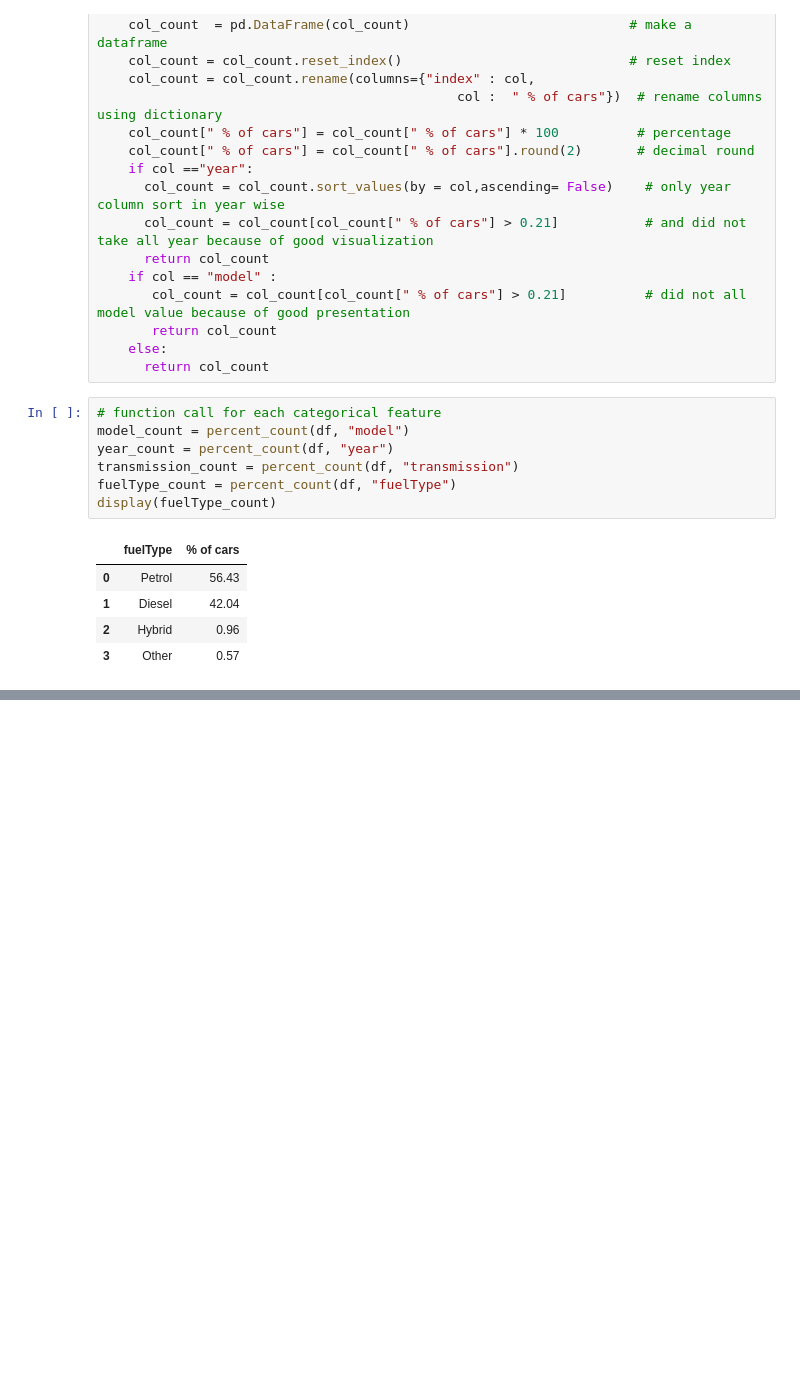
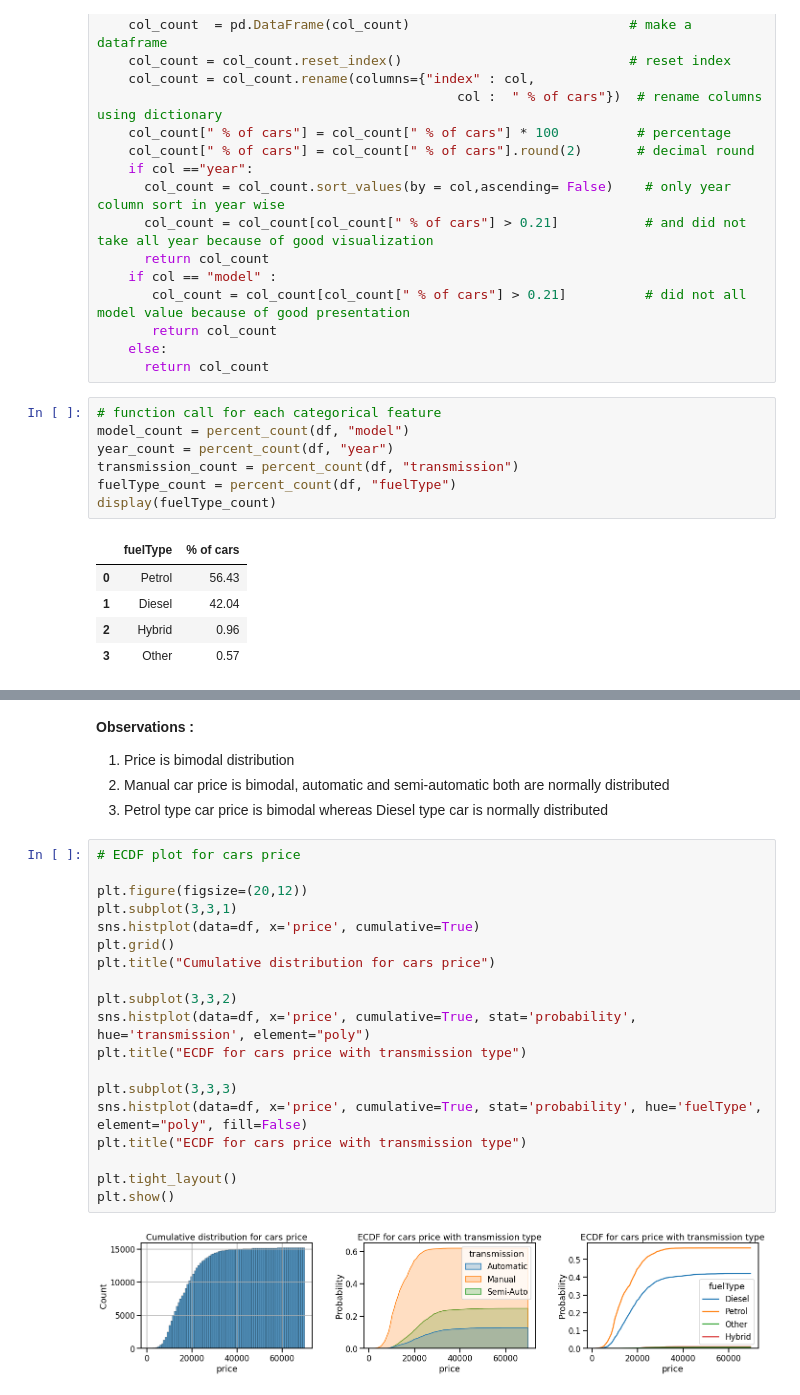
Before and after one commit to zim10/VW-used-car-analysis, a Jupyter notebook: VW_used_car_EDA.ipynb, the cells around one changed output, grey strips where cells are left out. Cells and saved outputs as stored; diff of their text form; blank space fills up the shorter version.

```diff
--- a/VW_used_car_EDA.ipynb
+++ b/VW_used_car_EDA.ipynb
@@ -339,0 +264,27 @@ plt.show()
+# %% [markdown]
+**Observations :**
+
+1. Price is bimodal distribution
+2. Manual car price is bimodal, automatic and semi-automatic both are normally distributed
+3. Petrol type car price is bimodal whereas Diesel type car is normally distributed
+# %%
+# ECDF plot for cars price
+
+plt.figure(figsize=(20,12))
+plt.subplot(3,3,1)
+sns.histplot(data=df, x='price', cumulative=True)
+plt.grid()
+plt.title("Cumulative distribution for cars price")
+
+plt.subplot(3,3,2)
+sns.histplot(data=df, x='price', cumulative=True, stat='probability', hue='transmission', element="poly")
+plt.title("ECDF for cars price with transmission type")
+
+plt.subplot(3,3,3)
+sns.histplot(data=df, x='price', cumulative=True, stat='probability', hue='fuelType', element="poly", fill=False)
+plt.title("ECDF for cars price with transmission type")
+
+plt.tight_layout()
+plt.show()
+# %% [output]
+[figure, added]
```
Also changed, not shown: parts of 49 cells of this notebook.
